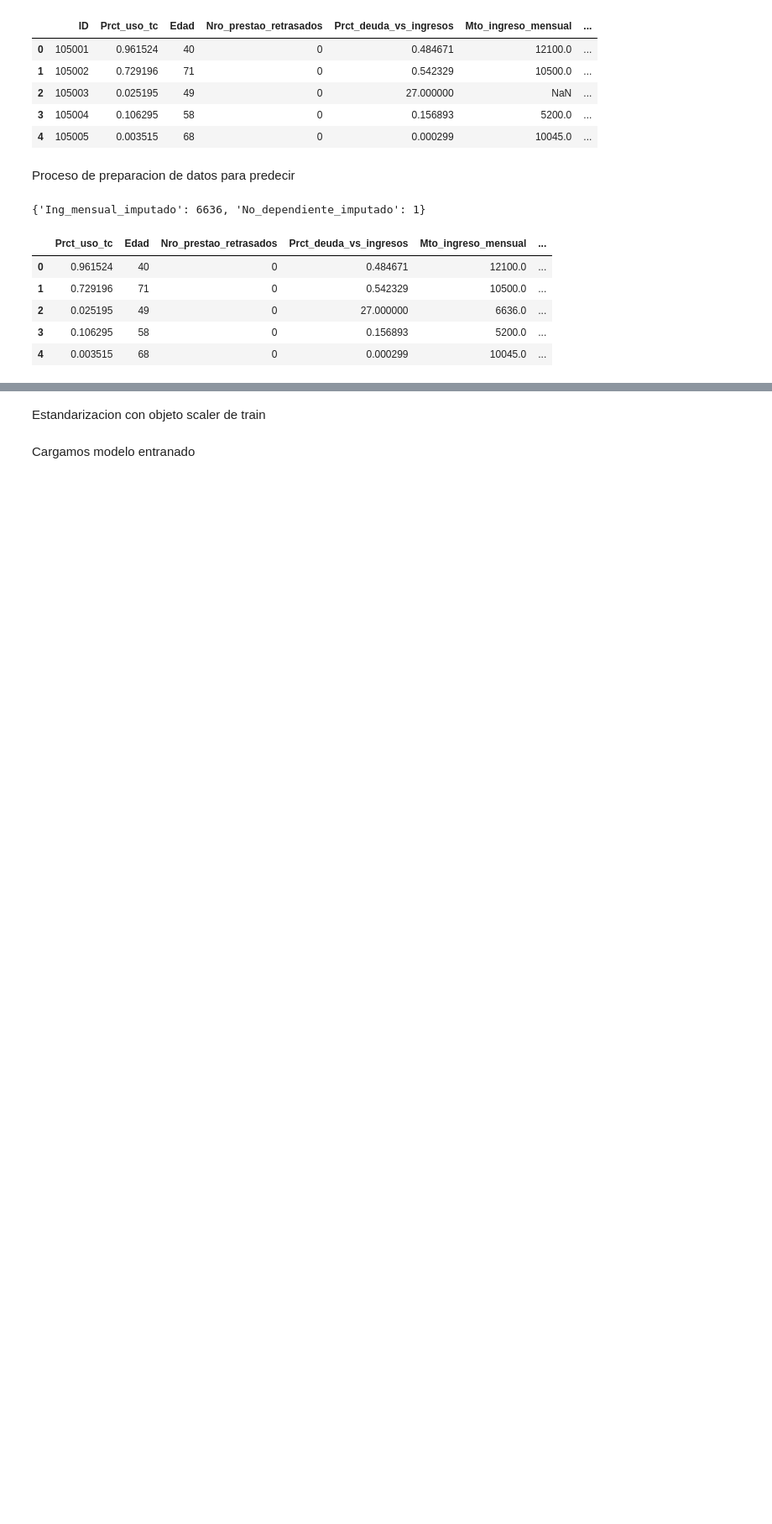
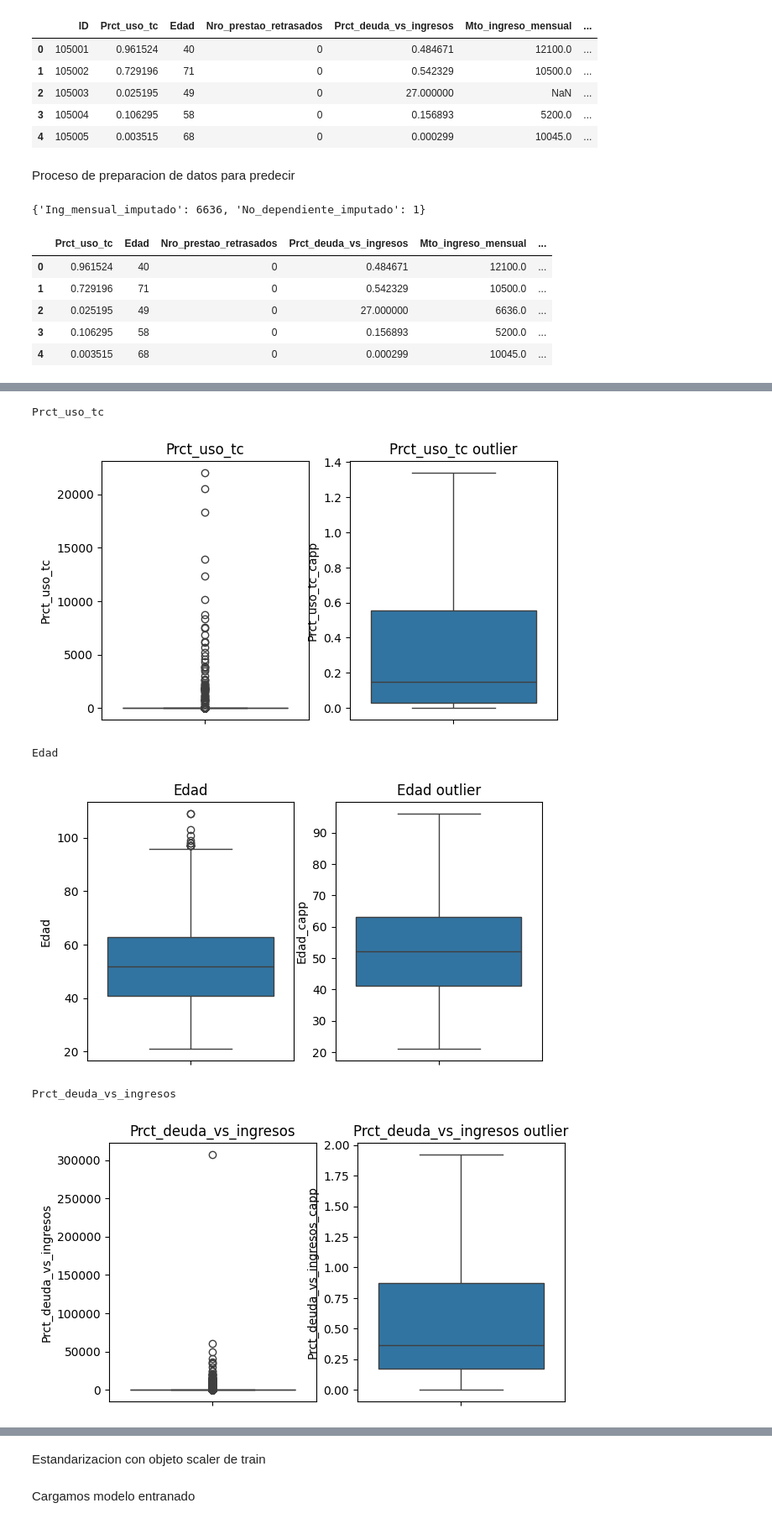
Before and after one commit to 06382006/miniproyecto2, a Jupyter notebook: notebooks/predictions.ipynb, the cells around one changed output, grey strips where cells are left out. Shown at 84% size. Drawn from its saved outputs; the diff is of its cells as text; code cells hidden in the pictures; blank space fills up the shorter version.

```diff
--- a/notebooks/predictions.ipynb
+++ b/notebooks/predictions.ipynb
@@ -45,0 +51,37 @@ dataset_test.head()
+# %%
+
+
+continuas=[col for col in dataset_test.columns if(dataset_test[col].dtypes in ['float64','int64'])and (len(dataset_test[col].unique())>30)]
+
+continuas_outliers=continuas
+
+for col in continuas_outliers:
+
+    IQR=dataset_test[col].quantile(0.75)-dataset_test[col].quantile(0.25)
+    IQR
+    LL=dataset_test[col].quantile(0.25)-1.5*IQR
+    UL=dataset_test[col].quantile(0.75)+1.5*IQR
+
+    dataset_test[col+'_capp']=np.where(dataset_test[col]>UL,UL,np.where(dataset_test[col]<LL,LL,dataset_test[col]))
+
+    print(col)
+
+    plt.figure(figsize=(7,4))
+
+    plt.subplot(121)
+    plt.title(col)
+    sns.boxplot(y=dataset_test[col])
+
+    plt.subplot(122)
+    plt.title(col + ' outlier')
+    sns.boxplot(y=dataset_test[col+'_capp'])
+
+
+    plt.show()
+# %% [output]
+Prct_uso_tc
+[figure, added]
+Edad
+[figure, added]
+Prct_deuda_vs_ingresos
+[figure, added]
```
Also changed, not shown: parts of 7 cells of this notebook, 7 other files.
